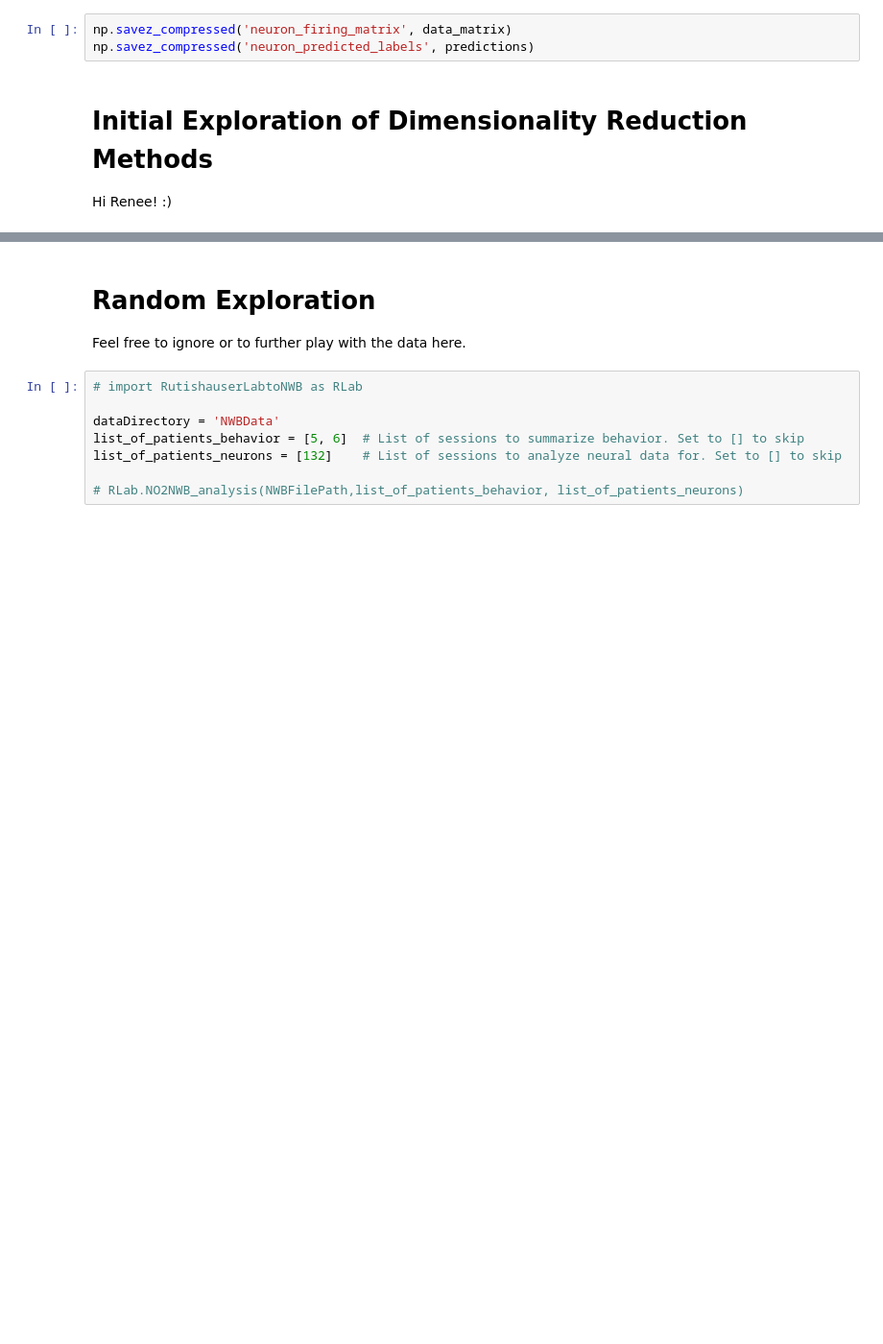
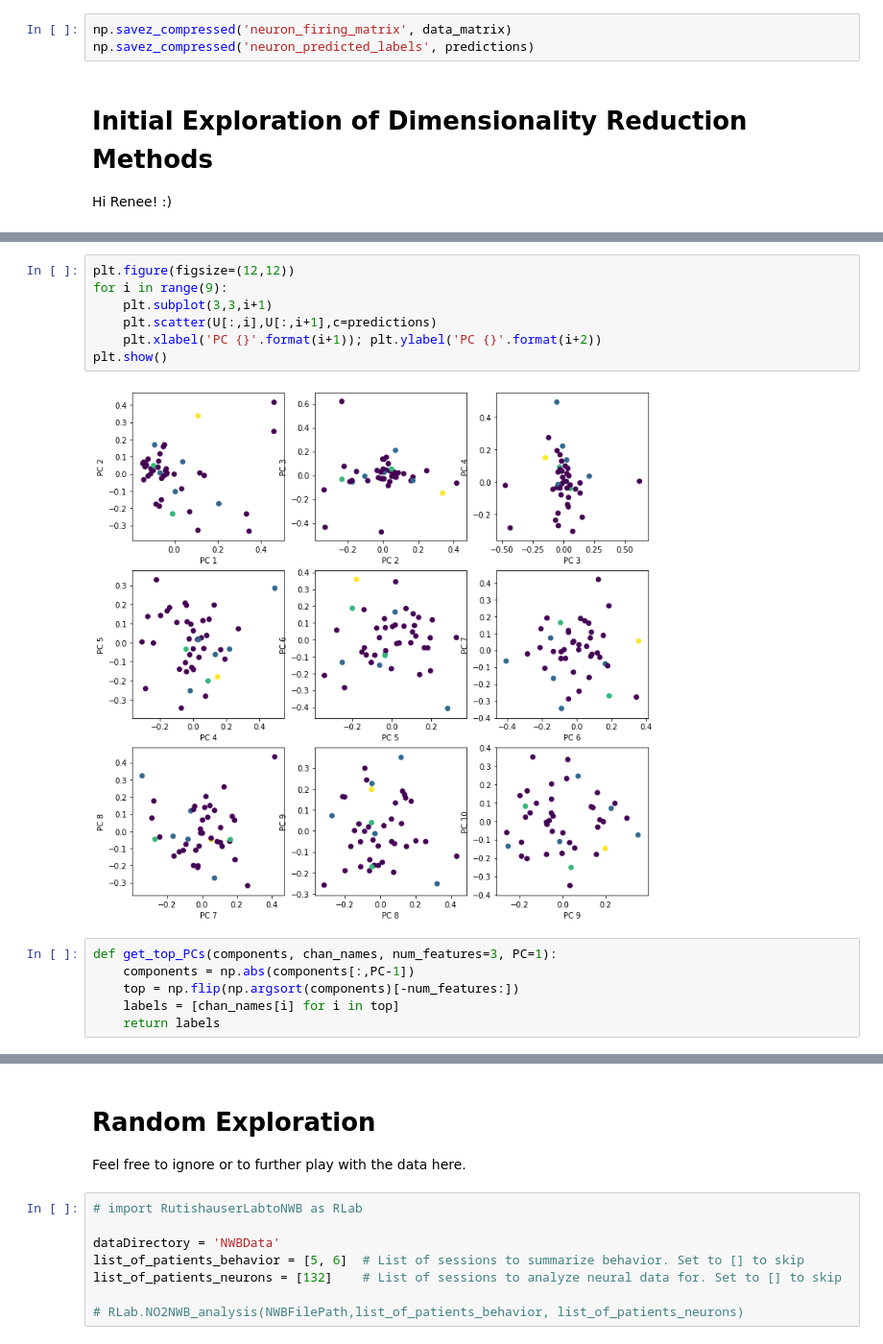
Before and after one commit to anniegao2007/neuron-clustering, a Jupyter notebook: code.ipynb, the cells around one changed output, grey strips where cells are left out. Shown: that part at 96% size. Drawn from its saved outputs; the diff is of its cells as text; blank space fills up the shorter version.

```diff
--- a/code.ipynb
+++ b/code.ipynb
@@ -94,0 +143,15 @@ Hi Renee! :)
+# %%
+plt.figure(figsize=(12,12))
+for i in range(9):
+    plt.subplot(3,3,i+1)
+    plt.scatter(U[:,i],U[:,i+1],c=predictions)
+    plt.xlabel('PC {}'.format(i+1)); plt.ylabel('PC {}'.format(i+2))
+plt.show()
+# %% [output]
+[figure, added]
+# %%
+def get_top_PCs(components, chan_names, num_features=3, PC=1):
+    components = np.abs(components[:,PC-1])
+    top = np.flip(np.argsort(components)[-num_features:])
+    labels = [chan_names[i] for i in top]
+    return labels
```
Also changed, not shown: parts of 19 cells of this notebook.
